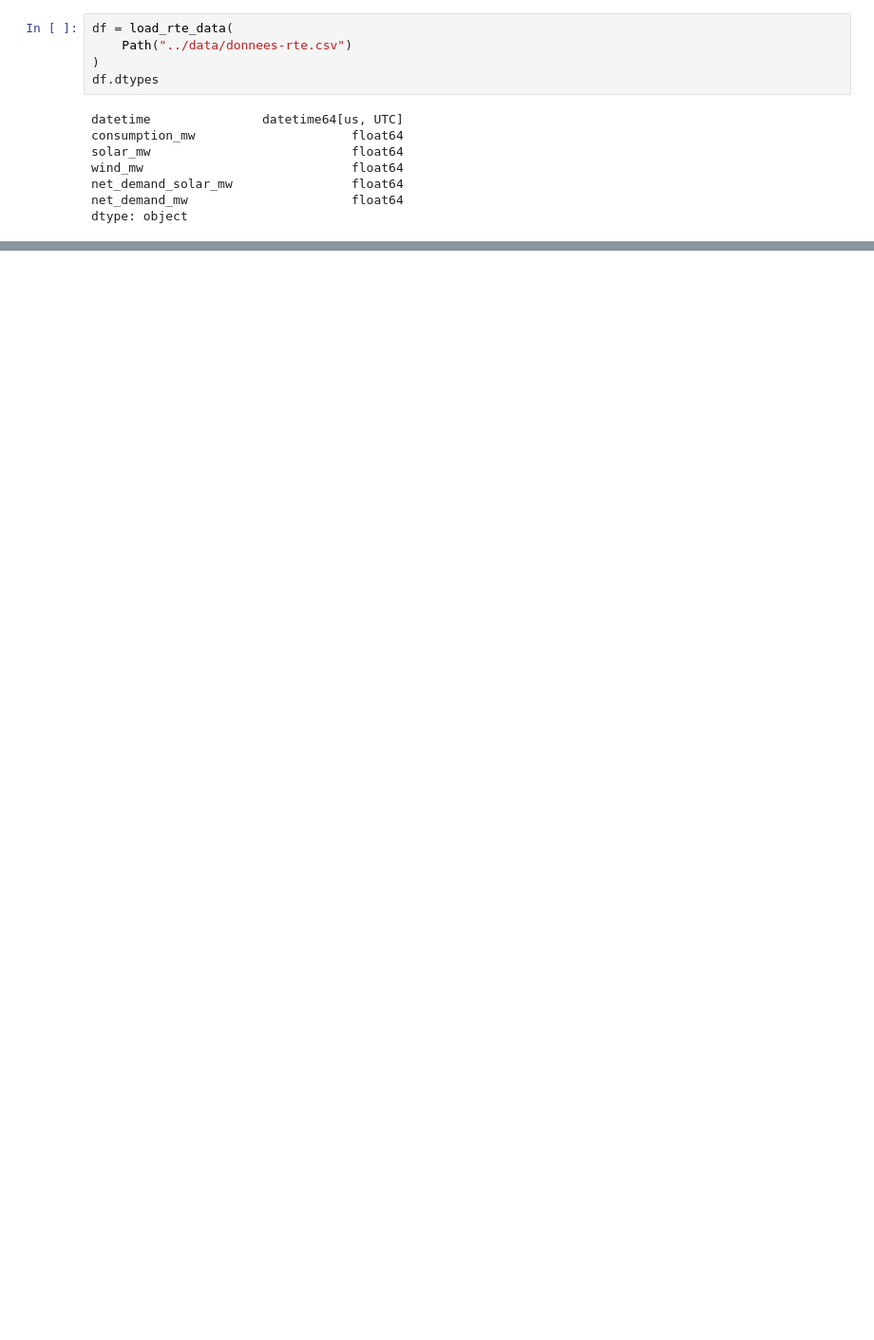
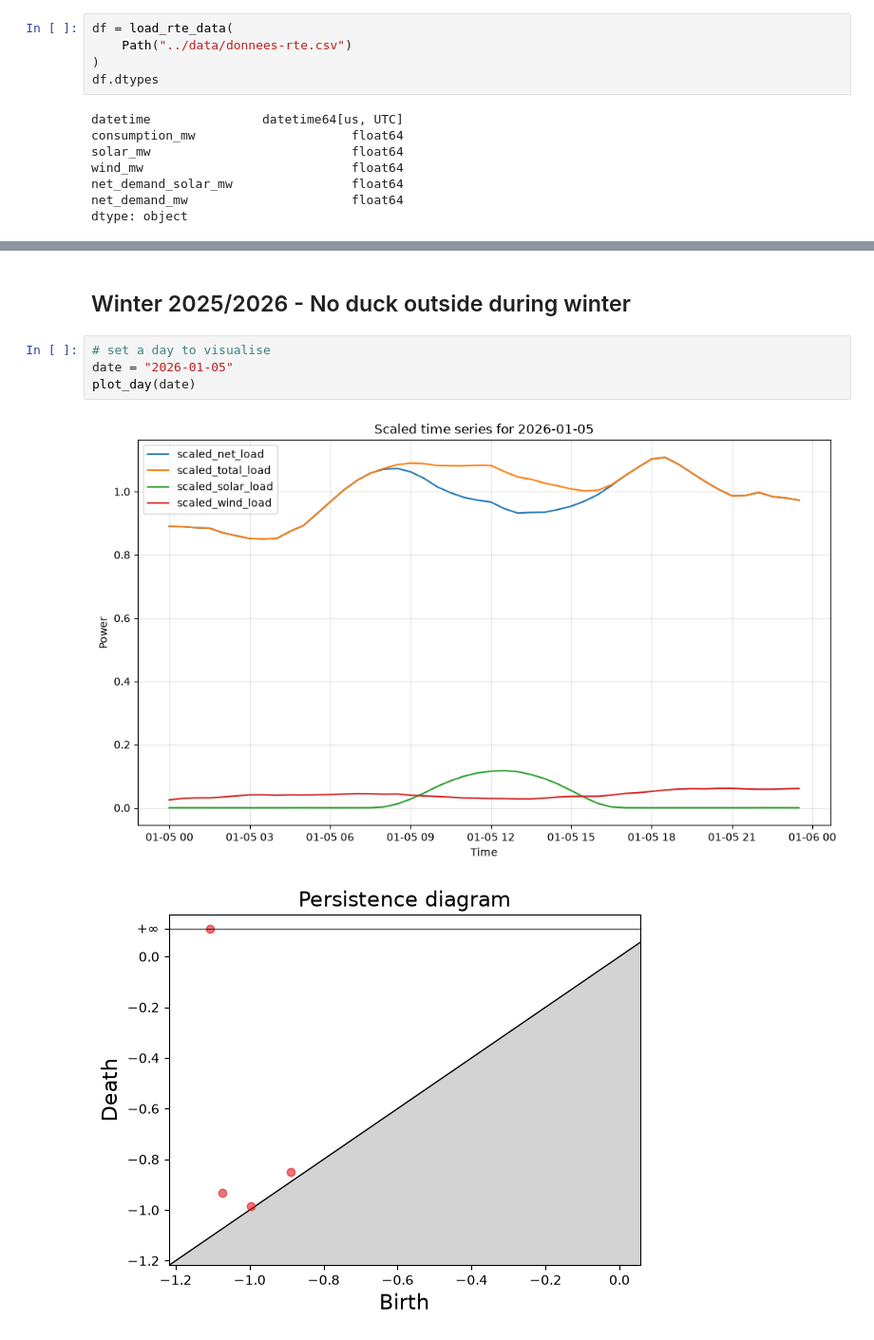
Before and after one commit to MehdiEK/power-shapes, a Jupyter notebook: notebooks/01_visualisation_persistence_diagrams.ipynb, the cells around one changed output, grey strips where cells are left out. Shown at 95% size. Cells and saved outputs as stored; diff of their text form; blank space fills up the shorter version.

```diff
--- a/notebooks/01_visualisation_persistence_diagrams.ipynb
+++ b/notebooks/01_visualisation_persistence_diagrams.ipynb
@@ -29,0 +136,9 @@ plot_persistence_diagram(diagram, net_load_ts)
+# %% [markdown]
+## Winter 2025/2026 - No duck outside during winter
+# %%
+# set a day to visualise
+date = "2026-01-05"
+plot_day(date)
+# %% [output]
+[figure, added]
+[figure, added]
```
Also changed, not shown: parts of 16 cells of this notebook.
